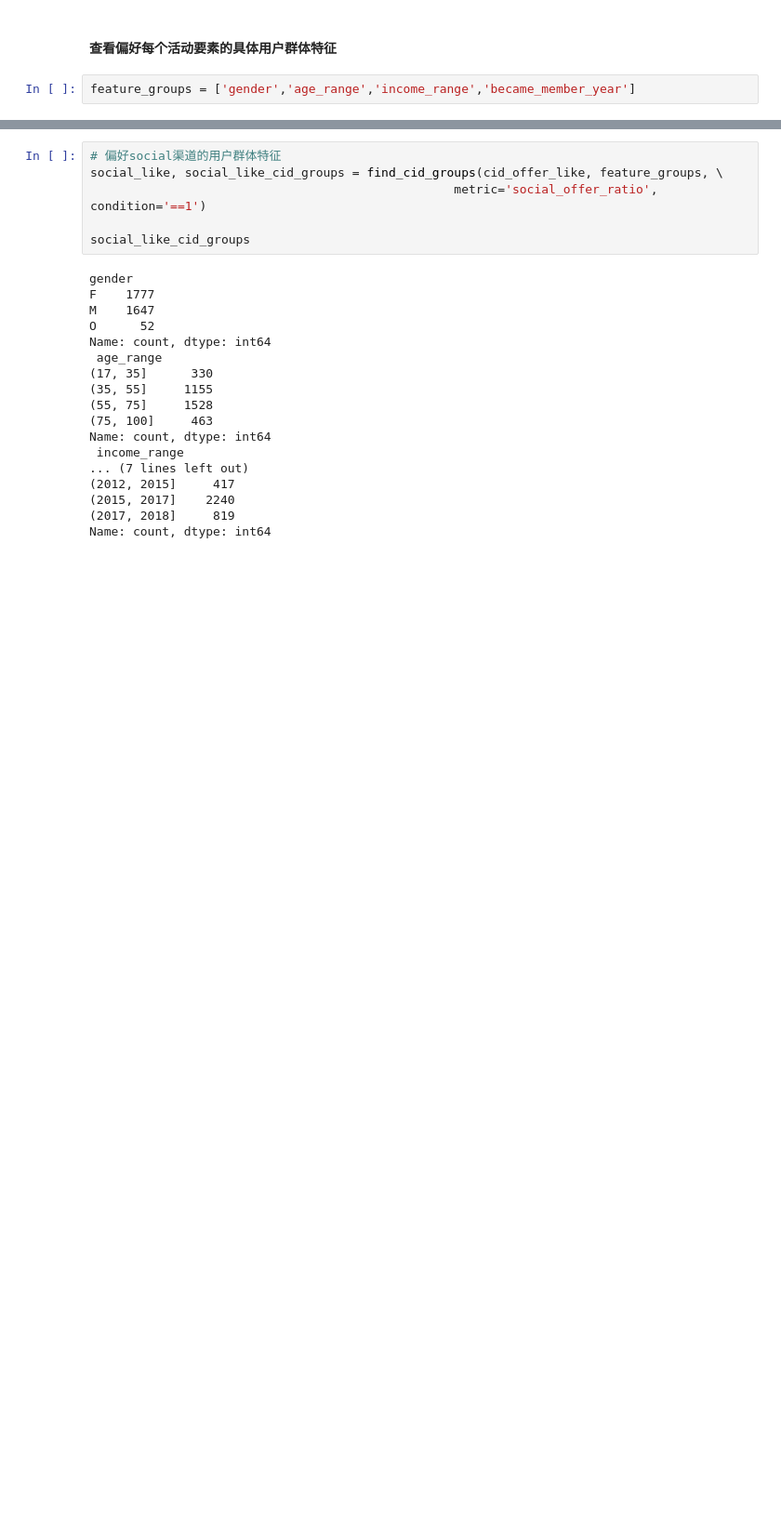
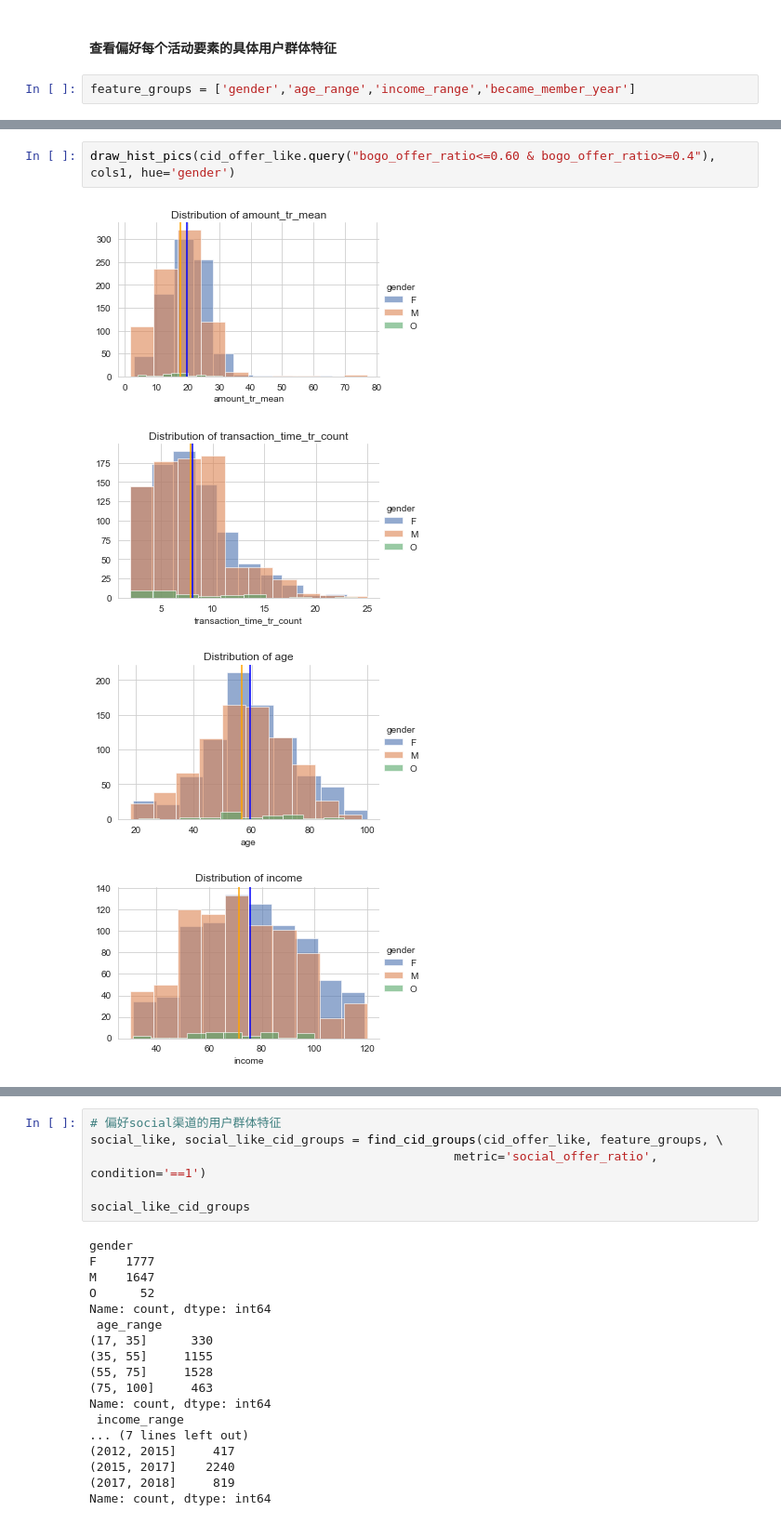
Before and after one commit to lynnliuuu/StarbucksCapstoneChallenge, a Jupyter notebook: Starbucks_Capstone_notebook-zh.ipynb, the cells around one changed output, grey strips where cells are left out. Shown at 93% size. Drawn from its saved outputs; the diff is of its cells as text; blank space fills up the shorter version.

```diff
--- a/Starbucks_Capstone_notebook-zh.ipynb
+++ b/Starbucks_Capstone_notebook-zh.ipynb
@@ -616,0 +664,7 @@ Name: count, dtype: int64
+# %%
+draw_hist_pics(cid_offer_like.query("bogo_offer_ratio<=0.60 & bogo_offer_ratio>=0.4"), cols1, hue='gender')
+# %% [output]
+[figure, added]
+[figure, added]
+[figure, added]
+[figure, added]
```
Also changed, not shown: parts of 44 cells of this notebook.
